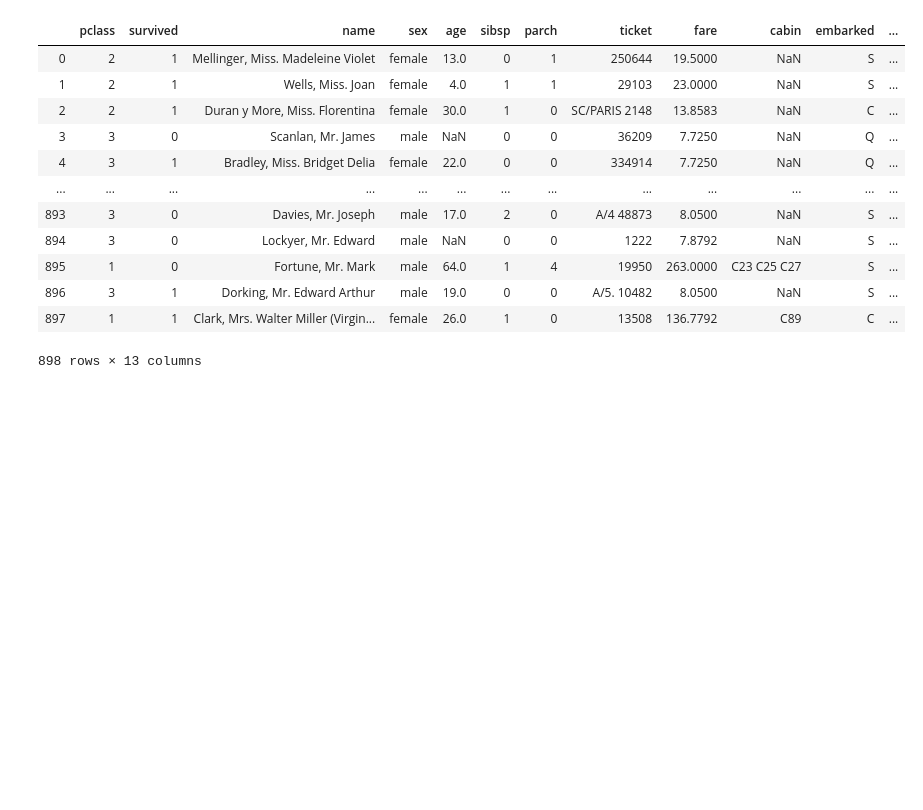
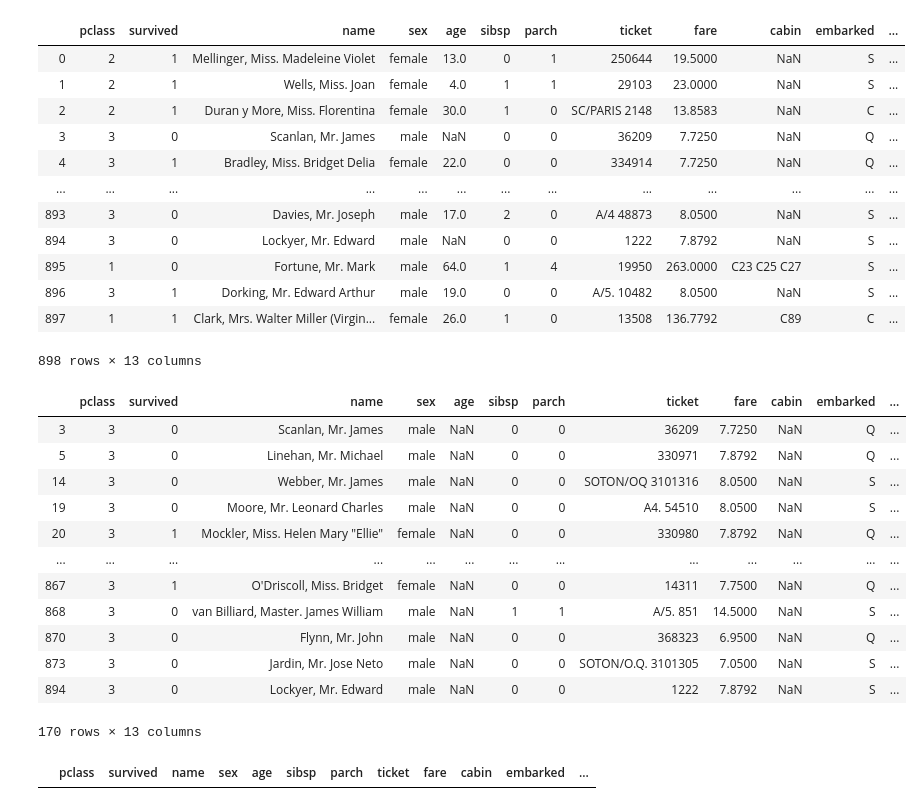
Before and after one commit to kwak-dong-su/data-crawling, a Jupyter notebook: data10/K-Fold.ipynb, the cells around one changed output. Cells and saved outputs as stored; diff of their text form; code cells hidden in the pictures; blank space fills up the shorter version.

```diff
--- a/data10/K-Fold.ipynb
+++ b/data10/K-Fold.ipynb
@@ -74,0 +94,16 @@ titanic
+# %%
+titanic[titanic['age'].isna()==True]
+# %% [output]
+|  | pclass | survived | name | sex | age | sibsp | parch | ticket | fare | cabin | embarked | ... |
+| 3 | 3 | 0 | Scanlan, Mr. James | male | NaN | 0 | 0 | 36209 | 7.7250 | NaN | Q | ... |
+| 5 | 3 | 0 | Linehan, Mr. Michael | male | NaN | 0 | 0 | 330971 | 7.8792 | NaN | Q | ... |
+| 14 | 3 | 0 | Webber, Mr. James | male | NaN | 0 | 0 | SOTON/OQ 3101316 | 8.0500 | NaN | S | ... |
+| 19 | 3 | 0 | Moore, Mr. Leonard Charles | male | NaN | 0 | 0 | A4. 54510 | 8.0500 | NaN | S | ... |
+| 20 | 3 | 1 | Mockler, Miss. Helen Mary "Ellie" | female | NaN | 0 | 0 | 330980 | 7.8792 | NaN | Q | ... |
+| ... | ... | ... | ... | ... | ... | ... | ... | ... | ... | ... | ... | ... |
+| 867 | 3 | 1 | O'Driscoll, Miss. Bridget | female | NaN | 0 | 0 | 14311 | 7.7500 | NaN | Q | ... |
+| 868 | 3 | 0 | van Billiard, Master. James William | male | NaN | 1 | 1 | A/5. 851 | 14.5000 | NaN | S | ... |
+| 870 | 3 | 0 | Flynn, Mr. John | male | NaN | 0 | 0 | 368323 | 6.9500 | NaN | Q | ... |
+| 873 | 3 | 0 | Jardin, Mr. Jose Neto | male | NaN | 0 | 0 | SOTON/O.Q. 3101305 | 7.0500 | NaN | S | ... |
+| 894 | 3 | 0 | Lockyer, Mr. Edward | male | NaN | 0 | 0 | 1222 | 7.8792 | NaN | S | ... |
+170 rows × 13 columns
@@ -74,0 +112,4 @@ titanic
+# %%
+titanic[titanic['age'].isna()==True]
+# %% [output]
+|  | pclass | survived | name | sex | age | sibsp | parch | ticket | fare | cabin | embarked | ... |
```
Also changed, not shown: parts of 36 cells of this notebook, 2 other files.
